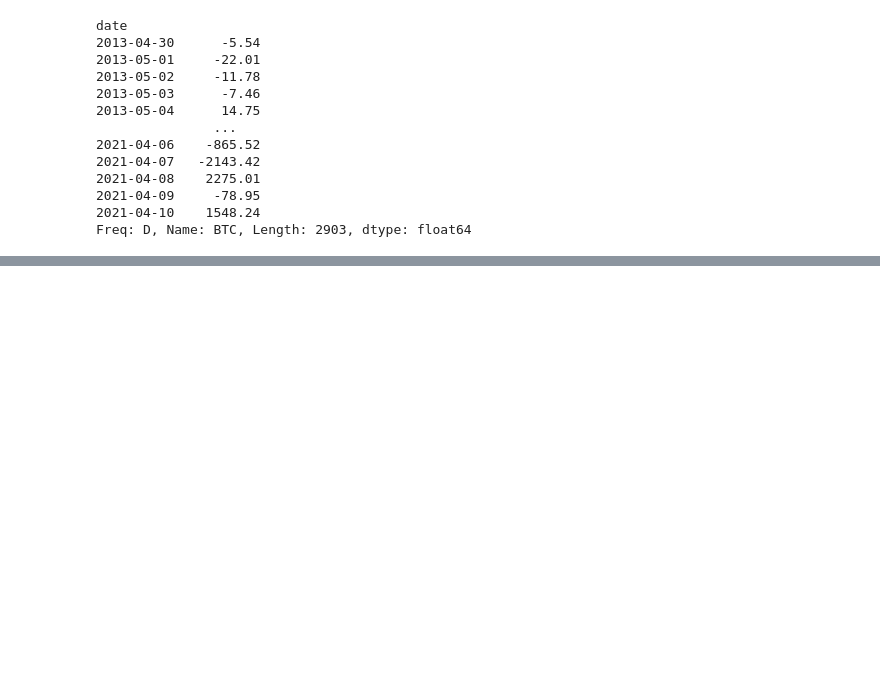
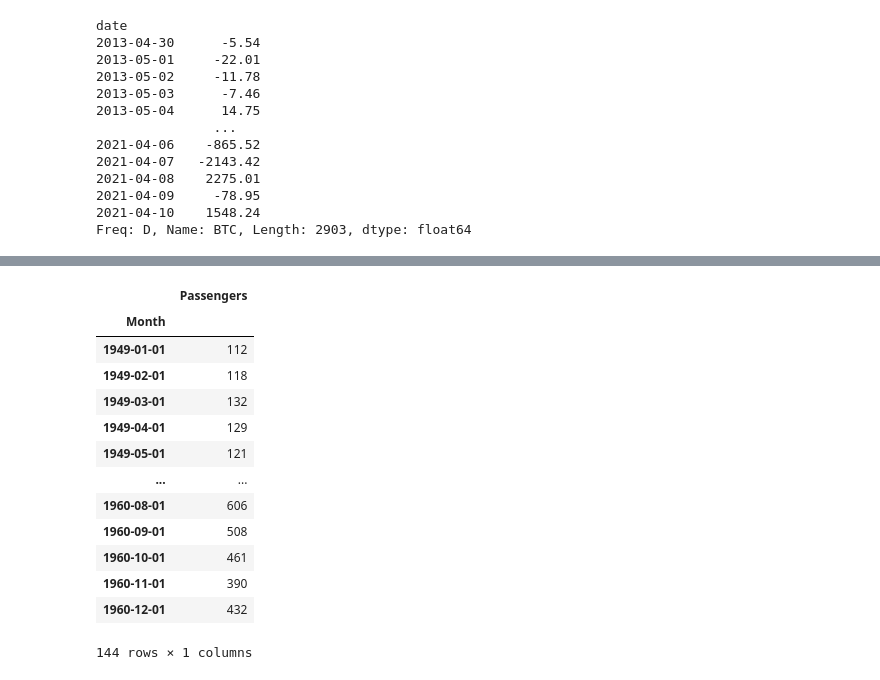
Before and after one commit to kromerh/coincaster, a Jupyter notebook: 04.Analysis/04 Forecasting.ipynb, the cells around one changed output, grey strips where cells are left out. Cells and saved outputs as stored; diff of their text form; code cells hidden in the pictures; blank space fills up the shorter version.

```diff
--- a/04.Analysis/04 Forecasting.ipynb
+++ b/04.Analysis/04 Forecasting.ipynb
@@ -274,0 +330,21 @@ Autocorrelation functions and partial autocorrelation fuctions
+# %%
+path = '../01.Original_data/time_series_course_Data/'
+data_passengers = pd.read_csv(f"{path}airline_passengers.csv", parse_dates=True, index_col=0)
+data_births = pd.read_csv(f"{path}daily_female_births.csv", parse_dates=True, index_col=0)
+# %%
+data_passengers
+# %% [output]
+|  | Passengers |
+| Month |  |
+| 1949-01-01 | 112 |
+| 1949-02-01 | 118 |
+| 1949-03-01 | 132 |
+| 1949-04-01 | 129 |
+| 1949-05-01 | 121 |
+| ... | ... |
+| 1960-08-01 | 606 |
+| 1960-09-01 | 508 |
+| 1960-10-01 | 461 |
+| 1960-11-01 | 390 |
+| 1960-12-01 | 432 |
+144 rows × 1 columns
```
Also changed, not shown: parts of 27 cells of this notebook, 1 other file.
